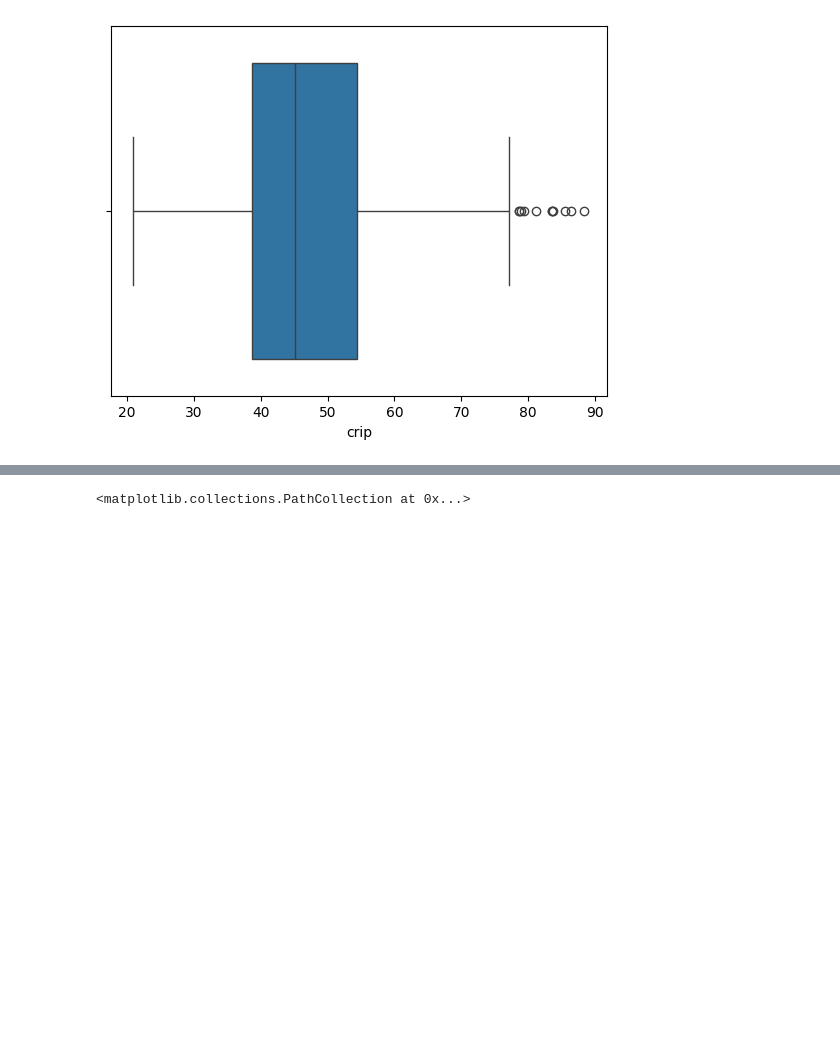
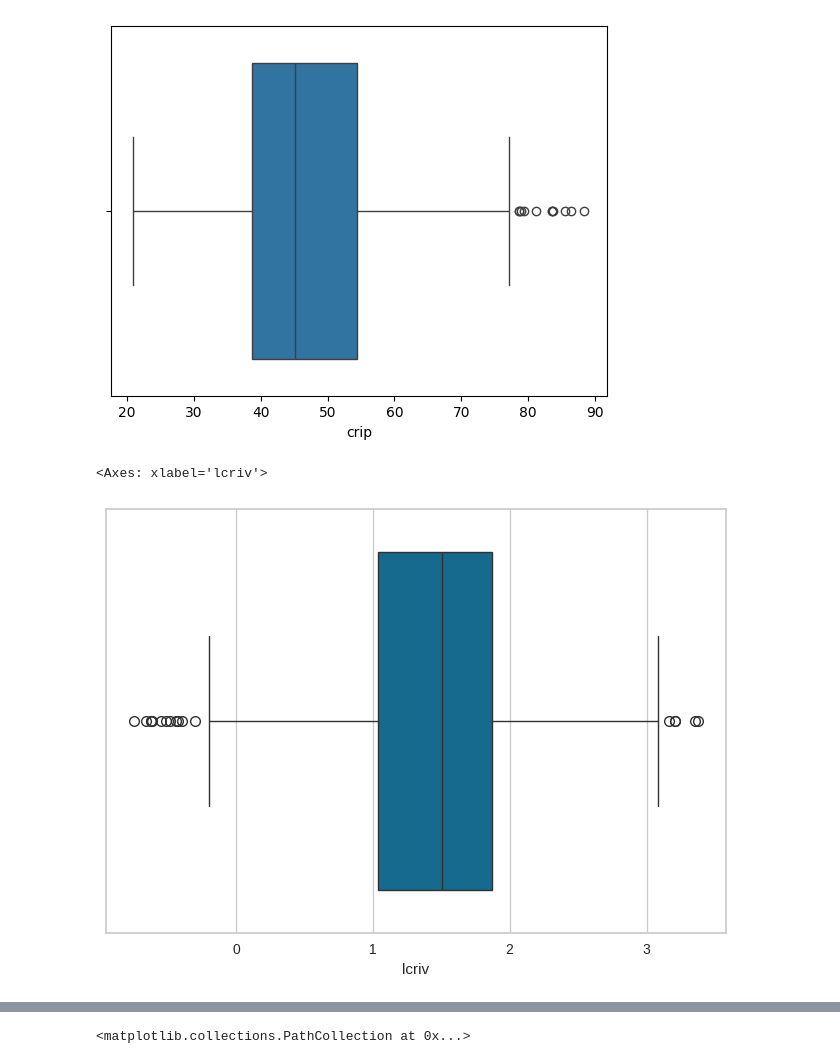
Before and after one commit to midhun2708/EDA-Th, a Jupyter notebook: 21BDS0063.ipynb, the cells around one changed output, grey strips where cells are left out. Cells and saved outputs as stored; diff of their text form; code cells hidden in the pictures; blank space fills up the shorter version.

```diff
--- a/21BDS0063.ipynb
+++ b/21BDS0063.ipynb
@@ -568,3 +585,8 @@ sns.boxplot(x="crip",data=df)
 # %% [output]
 <Axes: xlabel='crip'>
 [figure]
+# %%
+sns.boxplot(x="lcriv",data=df)
+# %% [output]
+<Axes: xlabel='lcriv'>
+[figure, added]
```
Also changed, not shown: parts of 9 cells of this notebook.
